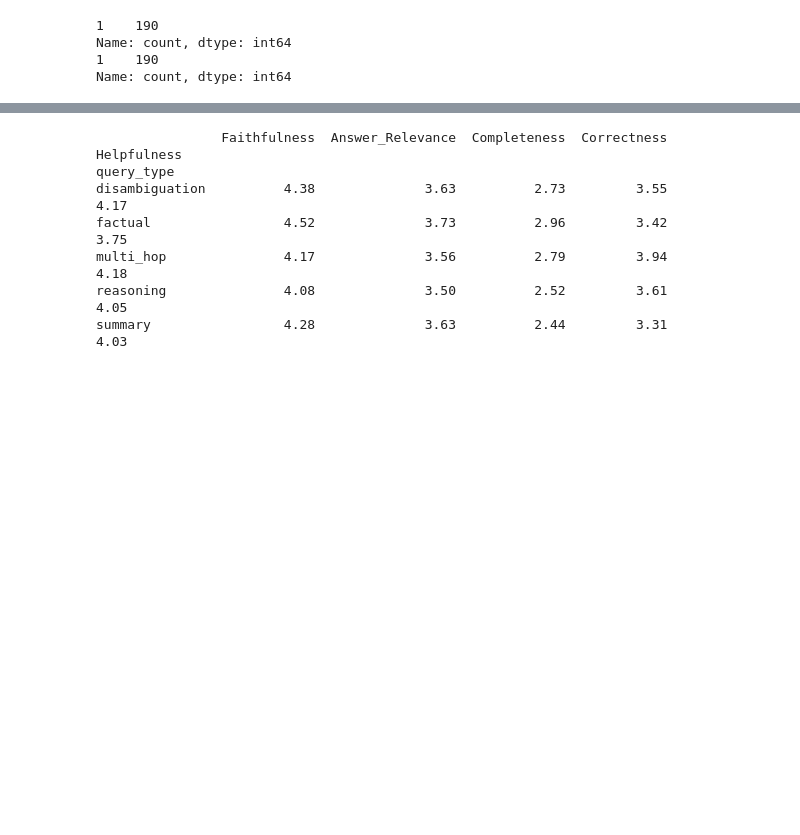
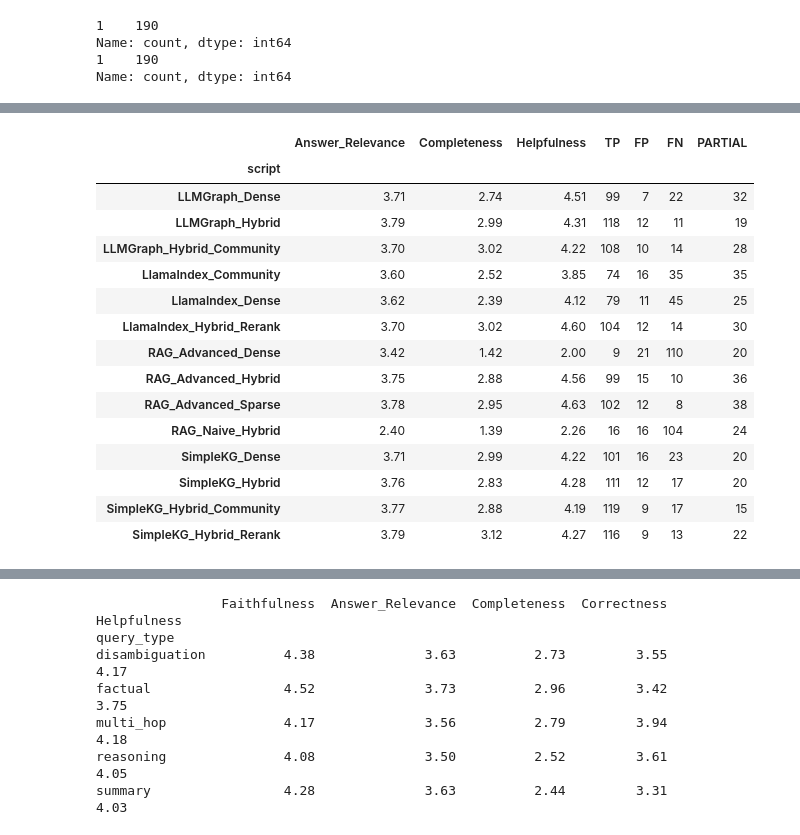
Before and after one commit to nasibatuychieva/master_thesis-rag, a Jupyter notebook: main/evaluation/judge_results/check_results.ipynb, the cells around one changed output, grey strips where cells are left out. Cells and saved outputs as stored; diff of their text form; code cells hidden in the pictures; blank space fills up the shorter version.

```diff
--- a/main/evaluation/judge_results/check_results.ipynb
+++ b/main/evaluation/judge_results/check_results.ipynb
@@ -300,7 +327,7 @@ df_new_1 = pd.read_csv(CSV_PATH_NEW)
 # %%
 df_new = (
     pd.concat(
-        [ df_new_13, df_new_12, df_new_11, df_new_10,df_new_9, df_new_8,df_new_7, df_new_6, df_new_5, df_new_4, df_new_3, df_new_2, df_new_1],
+        [df_new_14, df_new_13, df_new_12, df_new_11, df_new_10,df_new_9, df_new_8,df_new_7, df_new_6, df_new_5, df_new_4, df_new_3, df_new_2, df_new_1],
         axis=0
     )
     .drop_duplicates()
@@ -585,9 +612,15 @@ df_newest_combi["script"] = df_newest_combi["script"].replace({
 df_newest_combi["script"] = df_newest_combi["script"].replace({
     "SimpleKG_Hybrid_Community_Rerank": "SimpleKG_Hybrid_Community"
 })
+df_newest_combi["script"] = df_newest_combi["script"].replace({
+    "Community_Vector_Retriever_HyDE": "LlamaIndex_Community"
+})
 # %%
 df_newest_combi = df_newest_combi.drop_duplicates(
     subset=["script", "question_id"],
     keep="first"
 )
-df_newest_combi= df_newest_combi[df_newest_combi["script"] != "SimpleKG_Vector_KG_Retriever"]
+df_newest_combi = df_newest_combi[
+    (df_newest_combi["script"] != "SimpleKG_Vector_KG_Retriever") &
+    (df_newest_combi["script"] != "LlamaIndex_Hybrid_Community")
+]
@@ -639 +682,69 @@ SimpleKG_Hybrid_Rerank             160
 dtype: int64
+# %%
+import pandas as pd
+
+# -------------------------------
+# 0) Helpers / config
+# -------------------------------
+METRIC_COLS = {
+    "Answer_Relevance": "answer_relevance_1to5",
+    "Completeness": "completeness_1to5",
+
+    "Helpfulness": "helpfulness_final_1to5",
+}
+
+CAT_COL = "correctness_category"
+SCRIPT_COL = "script"
+QTYPE_COL = "query_type"
+
+
+# -------------------------------
+# 1) Alle Metriken pro script (+ Counts TP/FP/FN/PARTIAL)
+# -------------------------------
+metrics_per_script = (
+    df_newest_combi
+    .groupby(SCRIPT_COL)
+    .agg(
+        Answer_Relevance=(METRIC_COLS["Answer_Relevance"], "mean"),
+        Completeness=(METRIC_COLS["Completeness"], "mean"),
+
+        Helpfulness=(METRIC_COLS["Helpfulness"], "mean"),
+    )
+    .round(2)
+)
+
+# correctness_category counts (TP/FP/FN/PARTIAL) pro script
+cat_counts_per_script = (
+    df_newest_combi
+    .groupby(SCRIPT_COL)[CAT_COL]
+    .value_counts(dropna=False)
+    .unstack(fill_value=0)
+)
+
+# Optional: Spalten sicher in gewünschter Reihenfolge
+for c in ["TP", "FP", "FN", "PARTIAL"]:
+    if c not in cat_counts_per_script.columns:
+        cat_counts_per_script[c] = 0
+cat_counts_per_script = cat_counts_per_script[["TP", "FP", "FN", "PARTIAL"]]
+
+summary_per_script = metrics_per_script.join(cat_counts_per_script)
+
+
+summary_per_script
+# %% [output]
+|  | Answer_Relevance | Completeness | Helpfulness | TP | FP | FN | PARTIAL |
+| script |  |  |  |  |  |  |  |
+| LLMGraph_Dense | 3.71 | 2.74 | 4.51 | 99 | 7 | 22 | 32 |
+| LLMGraph_Hybrid | 3.79 | 2.99 | 4.31 | 118 | 12 | 11 | 19 |
+| LLMGraph_Hybrid_Community | 3.70 | 3.02 | 4.22 | 108 | 10 | 14 | 28 |
+| LlamaIndex_Community | 3.60 | 2.52 | 3.85 | 74 | 16 | 35 | 35 |
+| LlamaIndex_Dense | 3.62 | 2.39 | 4.12 | 79 | 11 | 45 | 25 |
+| LlamaIndex_Hybrid_Rerank | 3.70 | 3.02 | 4.60 | 104 | 12 | 14 | 30 |
+| RAG_Advanced_Dense | 3.42 | 1.42 | 2.00 | 9 | 21 | 110 | 20 |
+| RAG_Advanced_Hybrid | 3.75 | 2.88 | 4.56 | 99 | 15 | 10 | 36 |
+| RAG_Advanced_Sparse | 3.78 | 2.95 | 4.63 | 102 | 12 | 8 | 38 |
+| RAG_Naive_Hybrid | 2.40 | 1.39 | 2.26 | 16 | 16 | 104 | 24 |
+| SimpleKG_Dense | 3.71 | 2.99 | 4.22 | 101 | 16 | 23 | 20 |
+| SimpleKG_Hybrid | 3.76 | 2.83 | 4.28 | 111 | 12 | 17 | 20 |
+| SimpleKG_Hybrid_Community | 3.77 | 2.88 | 4.19 | 119 | 9 | 17 | 15 |
+| SimpleKG_Hybrid_Rerank | 3.79 | 3.12 | 4.27 | 116 | 9 | 13 | 22 |
```
Also changed, not shown: parts of 25 cells of this notebook, 8 other files.
